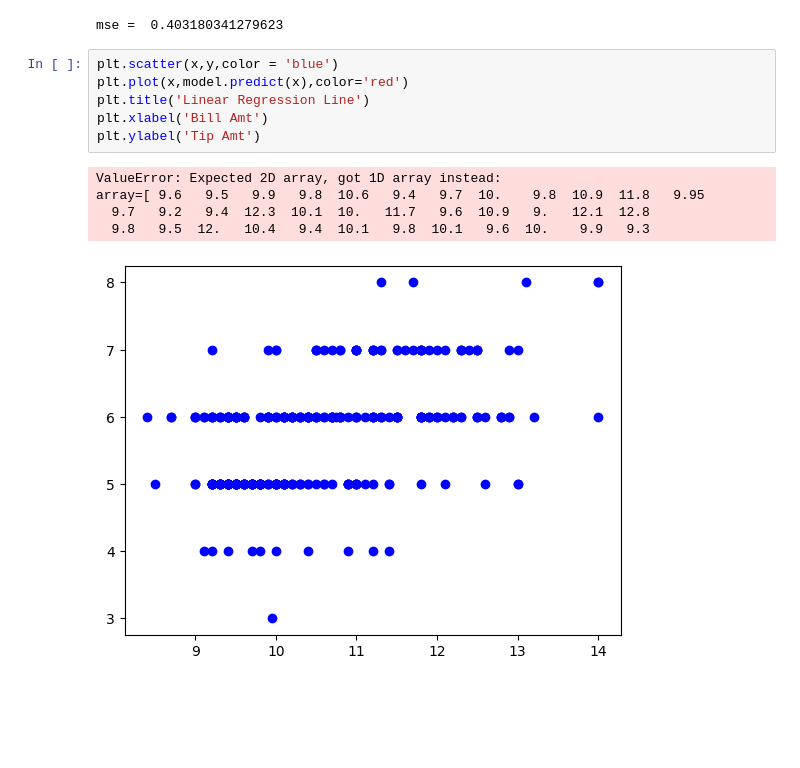
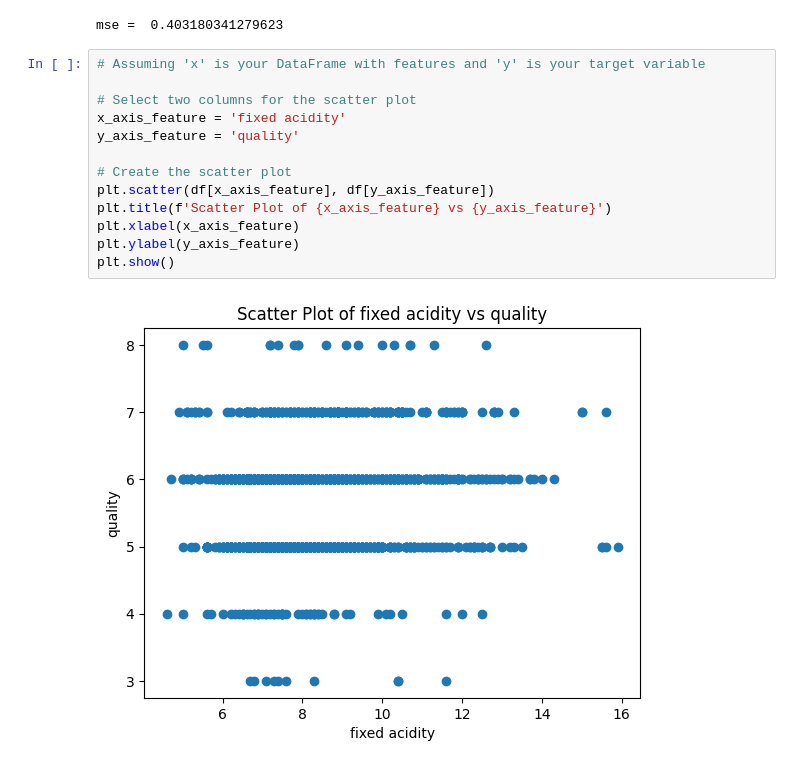
Before and after one commit to YaduSM001/Datascience-assignment, a Jupyter notebook: Daily_task_Regression.ipynb, the cells around one changed output. Cells and saved outputs as stored; diff of their text form; blank space fills up the shorter version.

```diff
--- a/Daily_task_Regression.ipynb
+++ b/Daily_task_Regression.ipynb
@@ -144,15 +144,18 @@ from sklearn.metrics import r2_score
 print('mse = ',r2_score(y_test,pred))
 # %% [output]
 mse =  0.403180341279623
-# %%
-plt.scatter(x,y,color = 'blue')
-plt.plot(x,model.predict(x),color='red')
-plt.title('Linear Regression Line')
-plt.xlabel('Bill Amt')
-plt.ylabel('Tip Amt')
-# %% [output]
-ValueError: Expected 2D array, got 1D array instead:
-array=[ 9.6   9.5   9.9   9.8  10.6   9.4   9.7  10.    9.8  10.9  11.8   9.95
-  9.7   9.2   9.4  12.3  10.1  10.   11.7   9.6  10.9   9.   12.1  12.8
-  9.8   9.5  12.   10.4   9.4  10.1   9.8  10.1   9.6  10.    9.9   9.3
-[figure, removed]
+# %%
+# Assuming 'x' is your DataFrame with features and 'y' is your target variable
+
+# Select two columns for the scatter plot
+x_axis_feature = 'fixed acidity'
+y_axis_feature = 'quality'
+
+# Create the scatter plot
+plt.scatter(df[x_axis_feature], df[y_axis_feature])
+plt.title(f'Scatter Plot of {x_axis_feature} vs {y_axis_feature}')
+plt.xlabel(x_axis_feature)
+plt.ylabel(y_axis_feature)
+plt.show()
+# %% [output]
+[figure, added]
```
